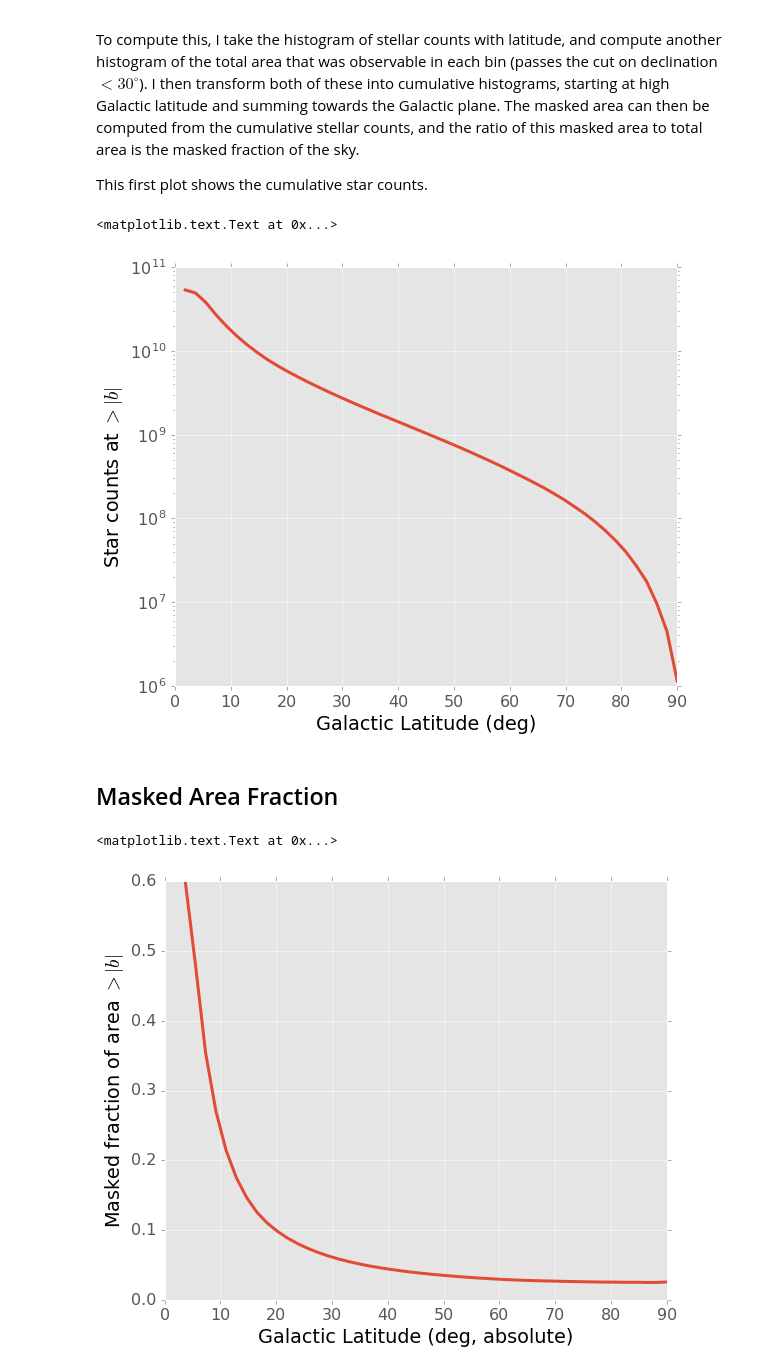
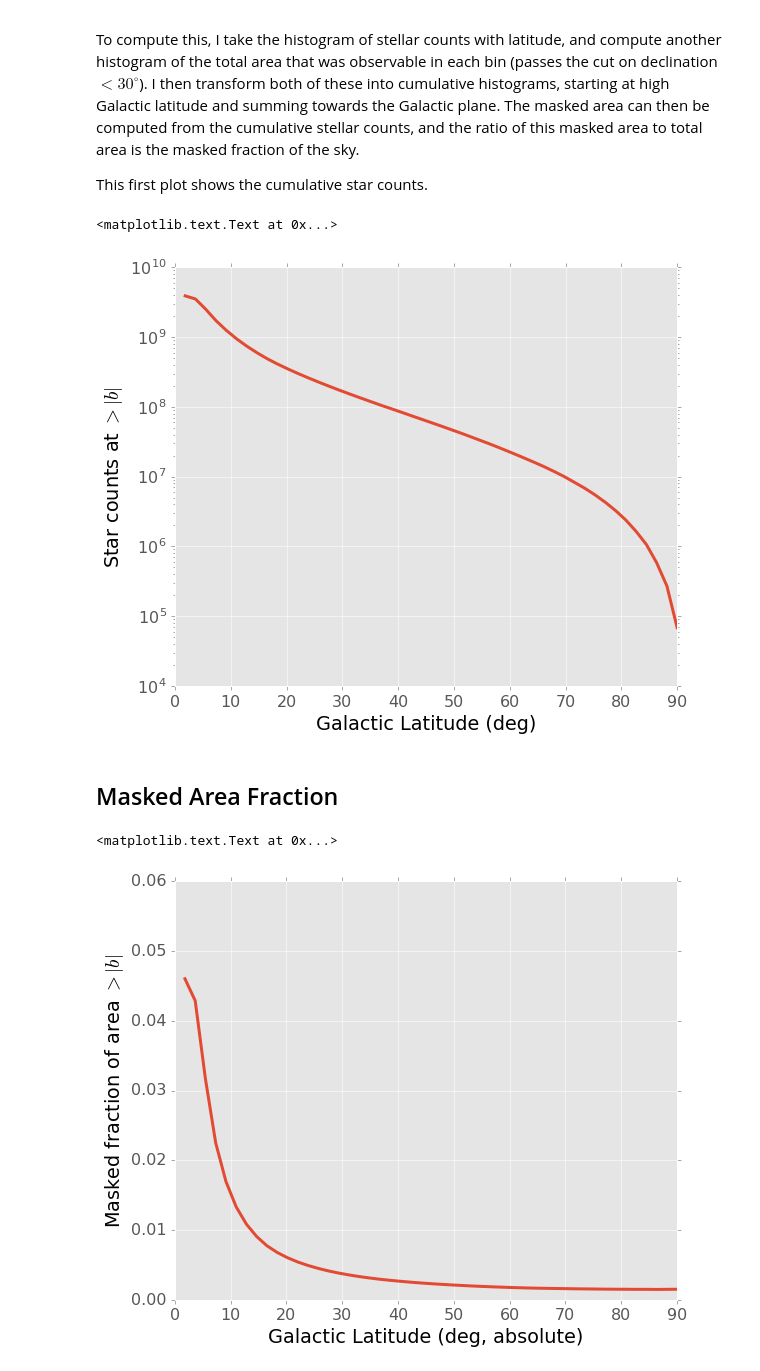
Before and after one commit to lsst-dm/dmtn-006, a Jupyter notebook: notebooks/stellar_masked_fraction.ipynb, the cells around one changed output. Drawn from its saved outputs; the diff is of its cells as text; code cells hidden in the pictures.

```diff
--- a/notebooks/stellar_masked_fraction.ipynb
+++ b/notebooks/stellar_masked_fraction.ipynb
@@ -46,5 +46,5 @@ In `createStellarDensitymap.py` I imposed a cut in SQL at the single epoch r-ban
 # %%
-sel_magnitudes, = np.where(data['bins'] <= 24.7)
-sum_density = np.sum(data['starDensity'][:,sel_magnitudes], axis=1)
+sel_mag_bin = np.argmin(np.abs(data['bins'] - 24.7))
+sum_density = data['starDensity'][:,sel_mag_bin]
 # %%
 hpVis.cartview(sum_density, title="Stellar Density, RA/Dec", latra=(-90,30), aspect="auto",
@@ -108,21 +108,21 @@ plt.ylabel("Star counts at $>|b|$")
 plt.xlabel("Galactic Latitude (deg)")
 # %% [output]
 <matplotlib.text.Text at 0x...>
-[figure, old version]
+[figure, new version]
 # %% [markdown]
 Masked Area Fraction
 --------------------
 # %%
 cumulative_masked_area = cumulative_counts * np.pi*(mask_radius_arcsec/206265.0)**2
 cumulative_masked_fraction = cumulative_masked_area/cumulative_area
 plt.plot(b_bins[1:][::-1], cumulative_masked_fraction, lw=3)
 
-plt.ylim(0,0.6)
+plt.ylim(0,0.06)
 plt.xlabel("Galactic Latitude (deg, absolute)")
 plt.ylabel("Masked fraction of area $>|b|$")
 # %% [output]
 <matplotlib.text.Text at 0x...>
-[figure, old version]
+[figure, new version]
 # %%
 def find_masked_frac(lat):
     return cumulative_masked_fraction[np.argmin(np.abs(lat - b_bins[::-1]))]
```
Also changed, not shown: parts of 8 cells of this notebook.
